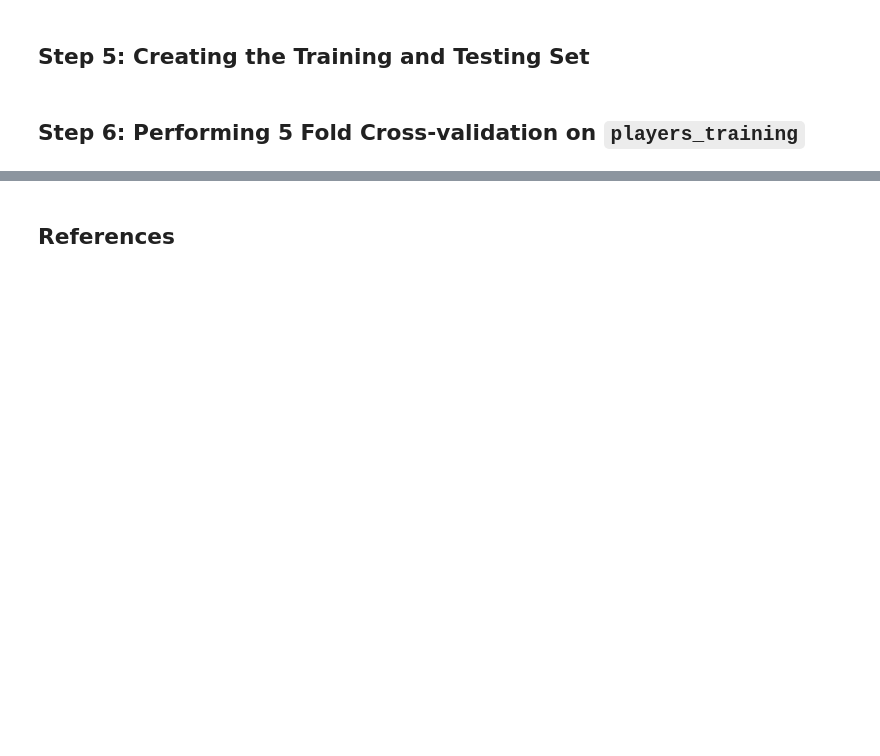
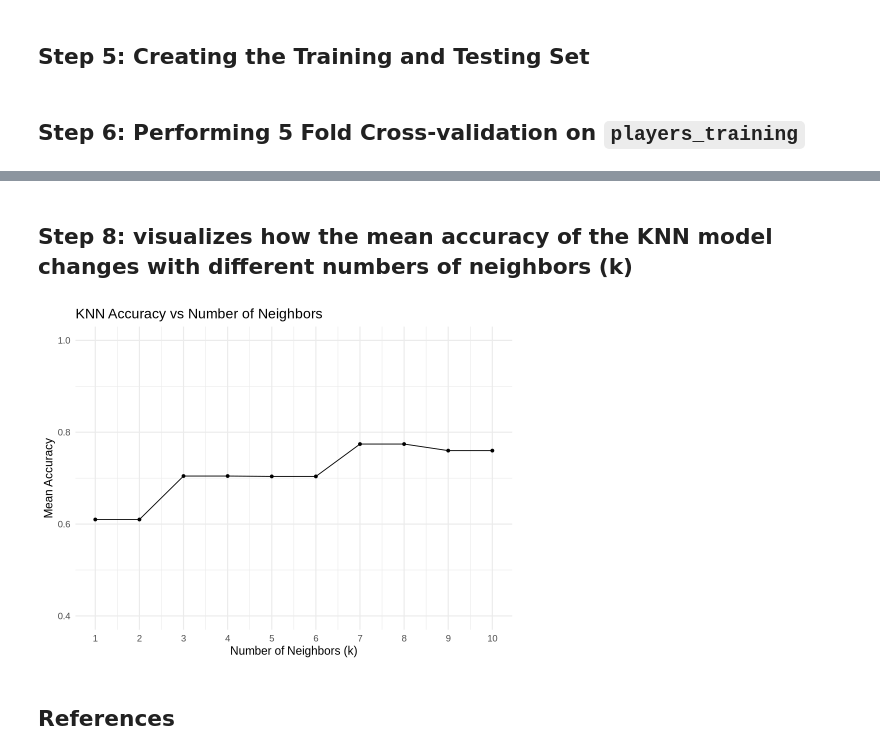
Before and after one commit to Ada-Lov3lace/project_final_report, a Jupyter notebook: dtsc_project_final_report.ipynb, the cells around one changed output, grey strips where cells are left out. Cells and saved outputs as stored; diff of their text form; code cells hidden in the pictures; blank space fills up the shorter version.

```diff
--- a/dtsc_project_final_report.ipynb
+++ b/dtsc_project_final_report.ipynb
@@ -210,6 +188,7 @@ players_testing <- testing(players_split) # testing data
 # %% [markdown]
 ## Step 6: Performing 5 Fold Cross-validation on `players_training`
 # %%
+set.seed(2019)
 # creating the specifications for the model
 players_spec <- nearest_neighbor(weight_func = "rectangular", neighbors = tune()) |>
     set_engine("kknn") |>
@@ -219,19 +198,33 @@ players_spec <- nearest_neighbor(weight_func = "rectangular", neighbors = tune()
 players_recipe <- recipe(subscribe ~ played_hours + Age, data = players_training) |>
     step_scale(all_predictors()) |>
     step_center(all_predictors())
+players_recipe
 
 # creating the 5 folds for cross-validation
 players_vfold <- vfold_cv(players_training, v = 5, strata = subscribe)
+
+# setting up the workflow
+players_workflow <- workflow() |>
+  add_model(players_spec) |>
+  add_recipe(players_recipe)
+players_workflow
 
 # creating the K values (from 1 to 10)
 k_vals <- tibble(neighbors = seq(from = 1, to = 10, by = 1))
 
 # fitting the data into a workflow and finding the best K
-# players_results <- workflow() |>
-#     add_recipe(players_recipe) |>
-#     add_model(players_spec) |>
-#     tune_grid(resamples = players_vfold, grid = k_vals) |>
-#     collect_metrics()
+players_results <- players_workflow |>
+  tune_grid(resamples = players_vfold, grid = k_vals) |>
+  collect_metrics()
+players_results
+
+# finding the best K based on accuracy
+best_players_k <- players_results |>
+  filter(.metric == "accuracy") |>
+  arrange(desc(mean)) |>
+  slice(1) |>
+  pull(neighbors)
+best_players_k
 # %% [output]
 ── Recipe ──────────────────────────────────────────────────────────────────────
 
@@ -254,2 +314,22 @@ predictor: 2
+# %% [markdown]
+## Step 8: visualizes how the mean accuracy of the KNN model changes with different numbers of neighbors (k)
+# %%
+# filter out only the accuracy results from the KNN tuning
+players_accuracy_results <- players_results |>
+  filter(.metric == "accuracy")
+
+# create a plot
+accuracy_versus_k <- ggplot(players_accuracy_results, aes(x = neighbors, y = mean)) +
+  geom_point() +
+  geom_line() +
+  labs(x = "Number of Neighbors (k)", y = "Mean Accuracy",
+       title = "KNN Accuracy vs Number of Neighbors") +
+  scale_x_continuous(breaks = seq(1, 10, by = 1)) +
+  scale_y_continuous(limits = c(0.4, 1.0)) +
+  theme_minimal(base_size = 14)
+
+accuracy_versus_k
+# %% [output]
+[figure, added]
 # %% [markdown]
 ## References
```
Also changed, not shown: parts of 6 cells of this notebook.
